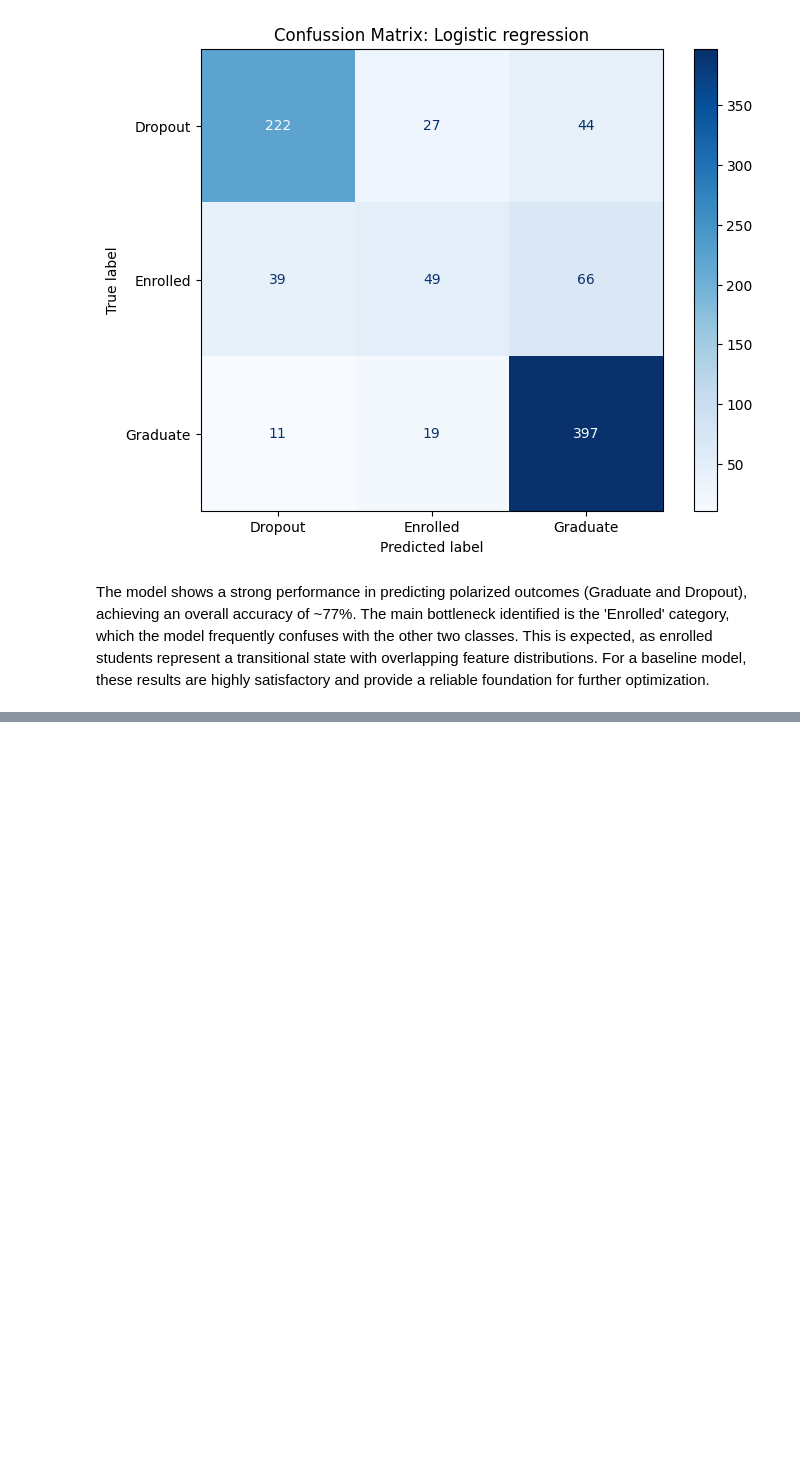
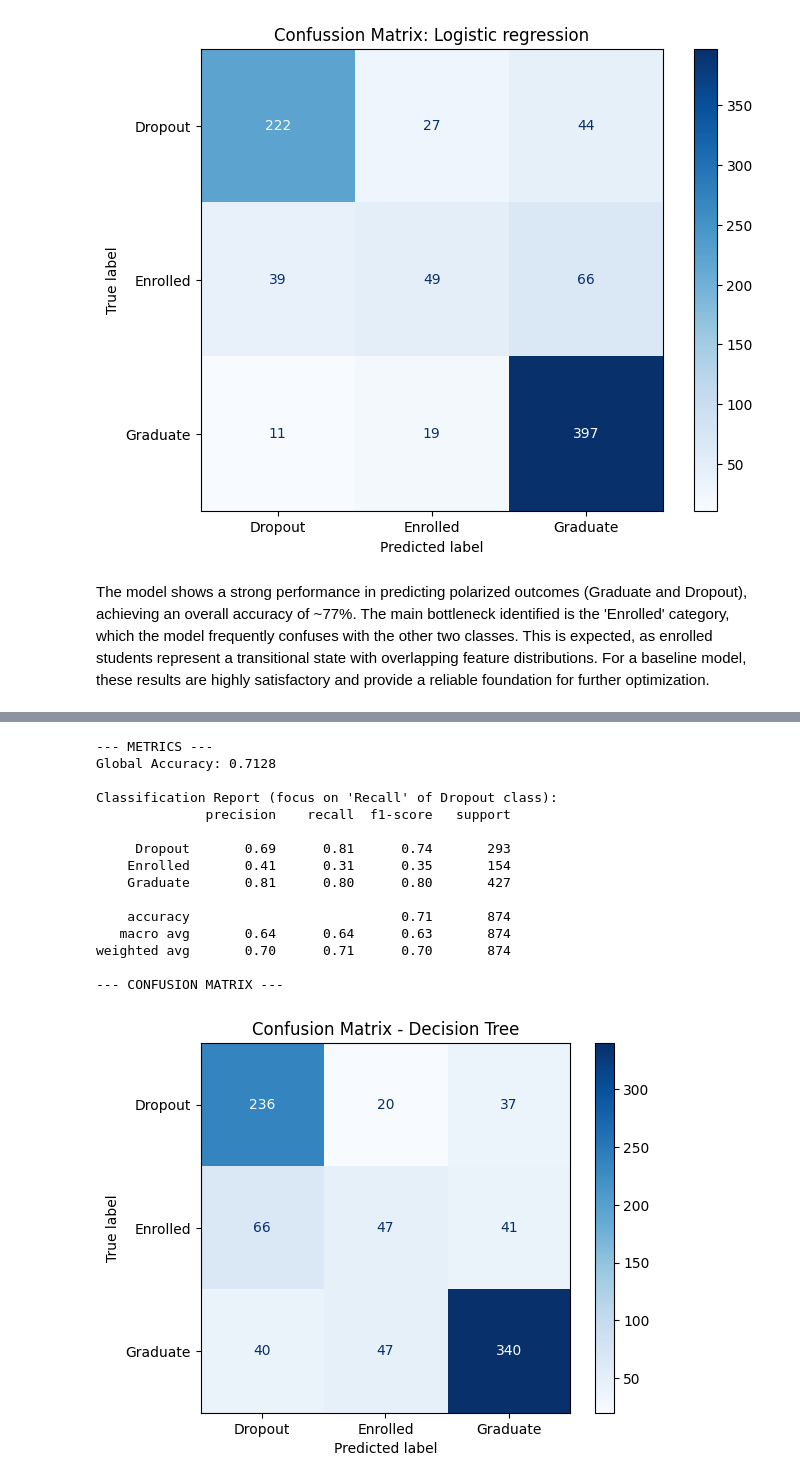
Before and after one commit to mvicensss/ml-student-dropout-prediction, a Jupyter notebook: full_pipeline_organizado.ipynb, the cells around one changed output, grey strips where cells are left out. Drawn from its saved outputs; the diff is of its cells as text; code cells hidden in the pictures; blank space fills up the shorter version.

Commit message:
Decission Tree

```diff
--- a/full_pipeline_organizado.ipynb
+++ b/full_pipeline_organizado.ipynb
@@ -685,0 +736,80 @@ The model shows a strong performance in predicting polarized outcomes (Graduate
+# %%
+target_col = 'Target'
+
+#Separate predicting variables (X) and objective variables (y)
+train_df = pd.read_csv('data/processed/data_train.csv')
+test_df = pd.read_csv('data/processed/data_test.csv')
+
+X_train = train_df.drop(columns=[target_col])
+y_train = train_df[target_col]
+
+X_test = test_df.drop(columns=[target_col])
+y_test = test_df[target_col]
+
+#start model
+custom_weights={
+    'Dropout': 3.0,
+    'Enrolled': 1.5,
+    'Graduate': 1.0
+}
+
+clf_tree = DecisionTreeClassifier(
+    criterion='gini',
+    max_depth=10,
+    min_samples_split=10,
+    min_samples_leaf=5,
+    #class_weight={'Dropout': 4.0, 'Enrolled': 1.0, 'Graduate': 1.0},
+    class_weight=custom_weights,
+    random_state=42,
+)
+
+#training
+clf_tree.fit(X_train, y_train)
+
+#predict
+y_pred = clf_tree.predict(X_test)
+
+#eval of metrics
+print("--- METRICS ---")
+print(f"Global Accuracy: {accuracy_score(y_test, y_pred):.4f}\n")
+print("Classification Report (focus on 'Recall' of Dropout class):")
+print(classification_report(y_test, y_pred))
+
+#confusion matrix
+print("--- CONFUSION MATRIX ---")
+cm = confusion_matrix(y_test, y_pred, labels=clf_tree.classes_)
+disp = ConfusionMatrixDisplay(confusion_matrix=cm, display_labels=clf_tree.classes_)
+disp.plot(cmap='Blues', values_format='d')
+plt.title("Confusion Matrix - Decision Tree")
+plt.show()
+
+#Tree visualisation
+plt.figure(figsize=(20, 10))
+plot_tree(
+    clf_tree,
+    feature_names=X_train.columns,
+    class_names=[str(c) for c in clf_tree.classes_],
+    filled=True,
+    rounded=True,
+    fontsize=10,
+    max_depth=3,
+)
+plt.title("Decision Tree")
+plt.show()
+# %% [output]
+--- METRICS ---
+Global Accuracy: 0.7128
+
+Classification Report (focus on 'Recall' of Dropout class):
+              precision    recall  f1-score   support
+
+     Dropout       0.69      0.81      0.74       293
+    Enrolled       0.41      0.31      0.35       154
+    Graduate       0.81      0.80      0.80       427
+
+    accuracy                           0.71       874
+   macro avg       0.64      0.64      0.63       874
+weighted avg       0.70      0.71      0.70       874
+
+--- CONFUSION MATRIX ---
+[figure, added]
```
Also changed, not shown: parts of 6 cells of this notebook, 1 other file.
